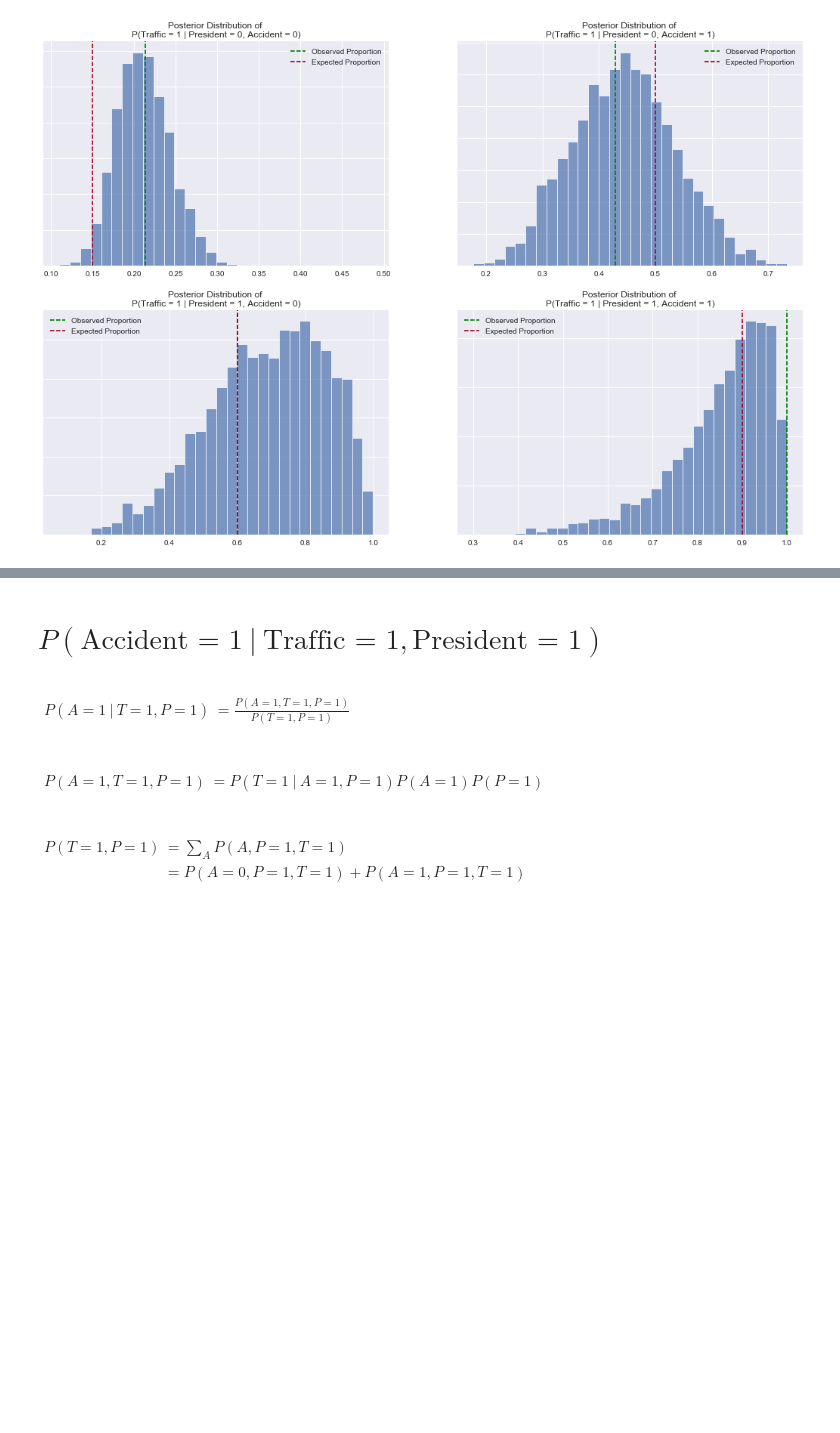
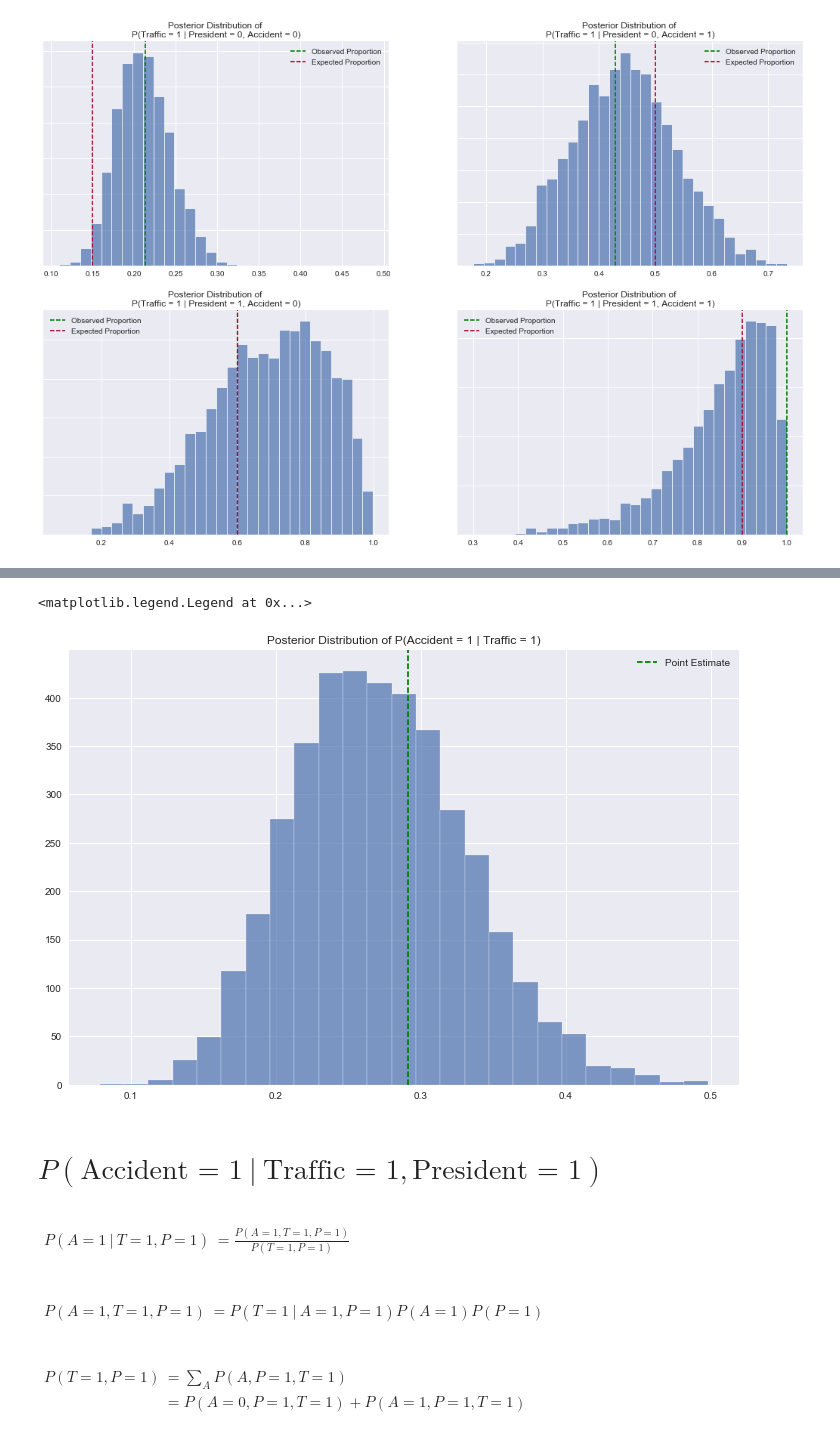
Before and after one commit to cavaunpeu/intercausal-reasoning, a Jupyter notebook: intercausal_reasoning.ipynb, the cells around one changed output, grey strips where cells are left out. Saved outputs shown, nothing was run; the diff lists cells and outputs as text; code cells hidden in the pictures; blank space fills up the shorter version.

```diff
--- a/intercausal_reasoning.ipynb
+++ b/intercausal_reasoning.ipynb
@@ -179,3 +177,33 @@ P(T = 1)
+# %%
+def compute_P_traffic_1_accident_1(president_probability, accident_probability, traffic_probability):
+    P_traffic_1_accident_1 = \
+        (1 - president_probability)*(accident_probability)*traffic_probability[(0, 1)] +\
+        (president_probability)*(accident_probability)*traffic_probability[(1, 1)]
+
+    P_traffic_1 = \
+        (1 - accident_probability)*(1 - president_probability)*traffic_probability[(0, 0)] +\
+        (1 - accident_probability)*(president_probability)*traffic_probability[(1, 0)] +\
+        (accident_probability)*(1 - president_probability)*traffic_probability[(0, 1)] +\
+        (accident_probability)*(president_probability)*traffic_probability[(1, 1)]
+
+    P_accident_1_traffic_1 = P_traffic_1_accident_1 / P_traffic_1
+
+    return P_accident_1_traffic_1
+# %%
+P_accident_1_traffic_1_point_estimate = \
+    compute_P_traffic_1_accident_1(PRESIDENT_PROBABILITY,ACCIDENT_PROBABILITY,TRAFFIC_PROBABILITY)
+
+P_accident_1_traffic_1_with_uncertainty = \
+    compute_P_traffic_1_accident_1(president_probability_samples, accident_probability_samples, counterfactual_predictions)
+# %%
+plt.figure(figsize=(12, 8))
+plt.hist(P_accident_1_traffic_1_with_uncertainty, bins=25, edgecolor='white', alpha=.7)
+plt.title('Posterior Distribution of P(Accident = 1 | Traffic = 1)')
+plt.axvline(P_accident_1_traffic_1_point_estimate, color='green', linestyle='--', label='Point Estimate')
+plt.legend()
+# %% [output]
+<matplotlib.legend.Legend at 0x...>
+[figure, added]
 # %% [markdown]
 # $P(\text{Accident = 1}\ |\ \text{Traffic = 1}, \text{President = 1})$
 <br>
```
Also changed, not shown: parts of 2 cells of this notebook.
